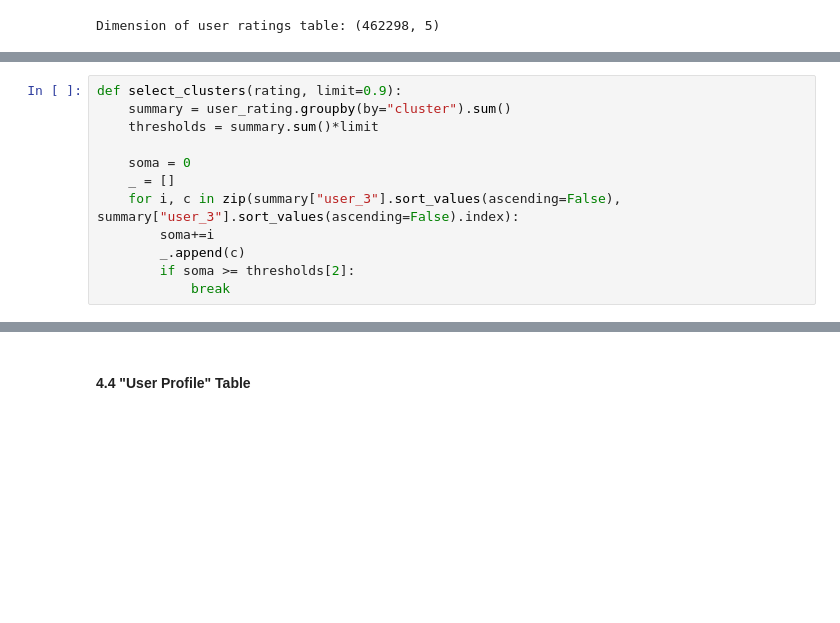
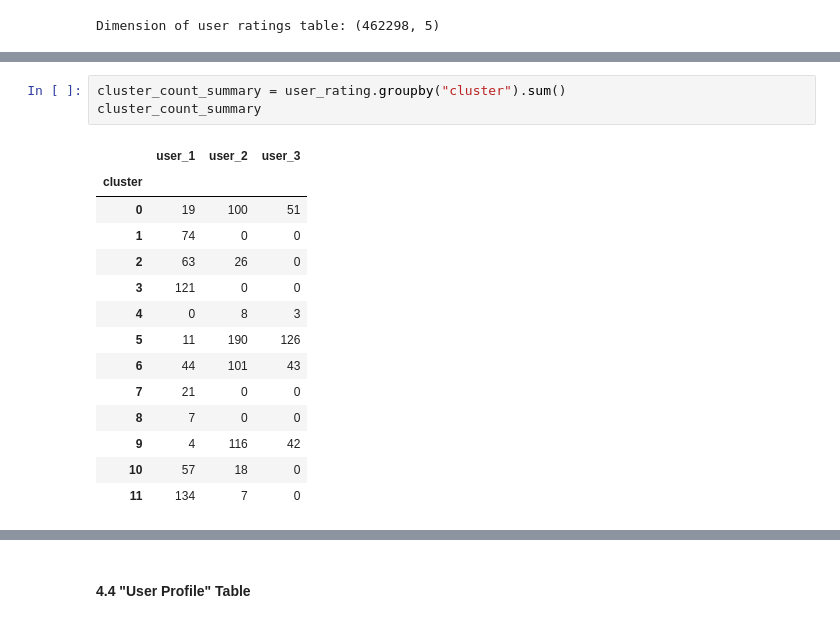
Before and after one commit to Key0412/Recommender-System-Codenation-Project, a Jupyter notebook: main.ipynb, the cells around one changed output, grey strips where cells are left out. Cells and saved outputs as stored; diff of their text form; blank space fills up the shorter version.

```diff
--- a/main.ipynb
+++ b/main.ipynb
@@ -1124,12 +1138,18 @@ user_rating.head()
-# %%
-def select_clusters(rating, limit=0.9):
-    summary = user_rating.groupby(by="cluster").sum()
-    thresholds = summary.sum()*limit
-
-    soma = 0
-    _ = []
-    for i, c in zip(summary["user_3"].sort_values(ascending=False), summary["user_3"].sort_values(ascending=False).index):
-        soma+=i
-        _.append(c)
-        if soma >= thresholds[2]:
-            break
+# %%
+cluster_count_summary = user_rating.groupby("cluster").sum()
+cluster_count_summary
+# %% [output]
+|  | user_1 | user_2 | user_3 |
+| cluster |  |  |  |
+| 0 | 19 | 100 | 51 |
+| 1 | 74 | 0 | 0 |
+| 2 | 63 | 26 | 0 |
+| 3 | 121 | 0 | 0 |
+| 4 | 0 | 8 | 3 |
+| 5 | 11 | 190 | 126 |
+| 6 | 44 | 101 | 43 |
+| 7 | 21 | 0 | 0 |
+| 8 | 7 | 0 | 0 |
+| 9 | 4 | 116 | 42 |
+| 10 | 57 | 18 | 0 |
+| 11 | 134 | 7 | 0 |
```
Also changed, not shown: parts of 20 cells of this notebook.
